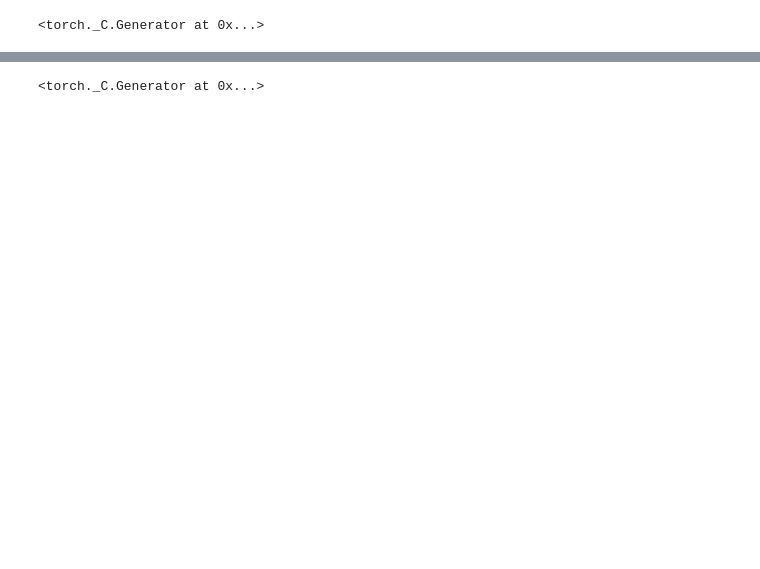
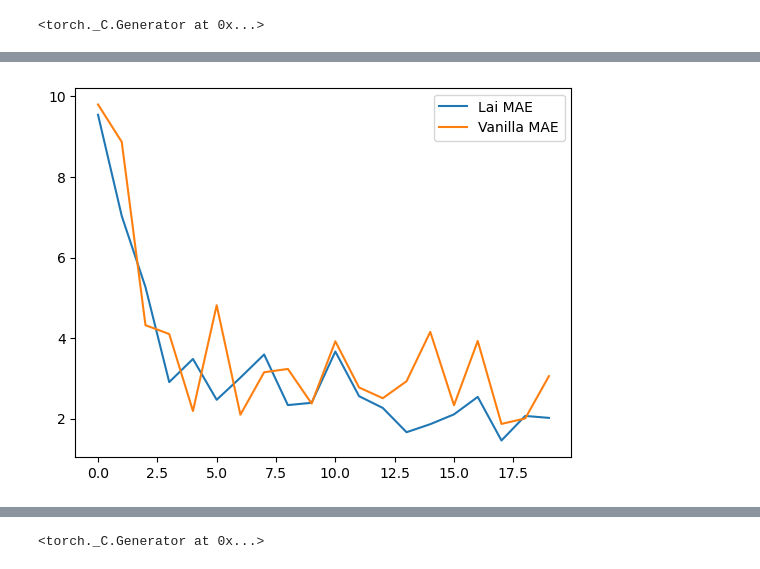
Before and after one commit to v1docq/FedCore, a Jupyter notebook: examples/notebook_example/losses/regularization_losses_tests.ipynb, the cells around one changed output, grey strips where cells are left out. Cells and saved outputs as stored; diff of their text form; code cells hidden in the pictures; blank space fills up the shorter version.

```diff
--- a/examples/notebook_example/losses/regularization_losses_tests.ipynb
+++ b/examples/notebook_example/losses/regularization_losses_tests.ipynb
@@ -300,0 +148,16 @@ import matplotlib.pyplot as plt
+# %%
+lv = []
+lvv = []
+num_epochs = 20
+for epoch in range(num_epochs):
+    for batch_X, batch_y in dataloader:
+        optimizer.zero_grad()
+        outputs = model(batch_X)
+        loss = criterion(outputs, batch_y)
+        loss.backward()
+        optimizer.step()
+
+    if (epoch + 1) % 1 == 0:
+        print(f'Epoch [{epoch+1}/{num_epochs}], Loss: {loss.item():.4f}')
+        lv.append(loss.item())
+        lvv.append(np.var(lv))
@@ -300,0 +185,22 @@ import matplotlib.pyplot as plt
+# %%
+model = AtomizedModel.RESNET_MODELS.value.get('ResNet18')(pretrained=False)
+model.conv1 = nn.Conv2d(1, 64, kernel_size=7, stride=2, padding=3, bias=False)
+model.fc = nn.Sequential(nn.Linear(512, 100), nn.Linear(100, 20), nn.Linear(20, 1))
+criterion = LaiMAE(factor=0.99)
+optimizer = Optimizers.sgd.value(model.parameters(), lr=0.002)
+# %%
+ll = []
+llv = []
+num_epochs = 20
+for epoch in range(num_epochs):
+    for batch_X, batch_y in dataloader:
+        optimizer.zero_grad()
+        outputs = model(batch_X)
+        loss = criterion(outputs, batch_y)
+        loss.backward()
+        optimizer.step()
+
+    if (epoch + 1) % 1 == 0:
+        print(f"Epoch [{epoch+1}/{num_epochs}], Loss: {loss.item():.4f}")
+        ll.append(loss.item())
+        llv.append(np.var(ll))
@@ -300,0 +228,7 @@ import matplotlib.pyplot as plt
+# %%
+plt.plot(ll, label="Lai MAE")
+plt.plot(lv, label="Vanilla MAE")
+plt.legend()
+plt.show()
+# %% [output]
+[figure, added]
```
Also changed, not shown: parts of 72 cells of this notebook, 1 other file.
